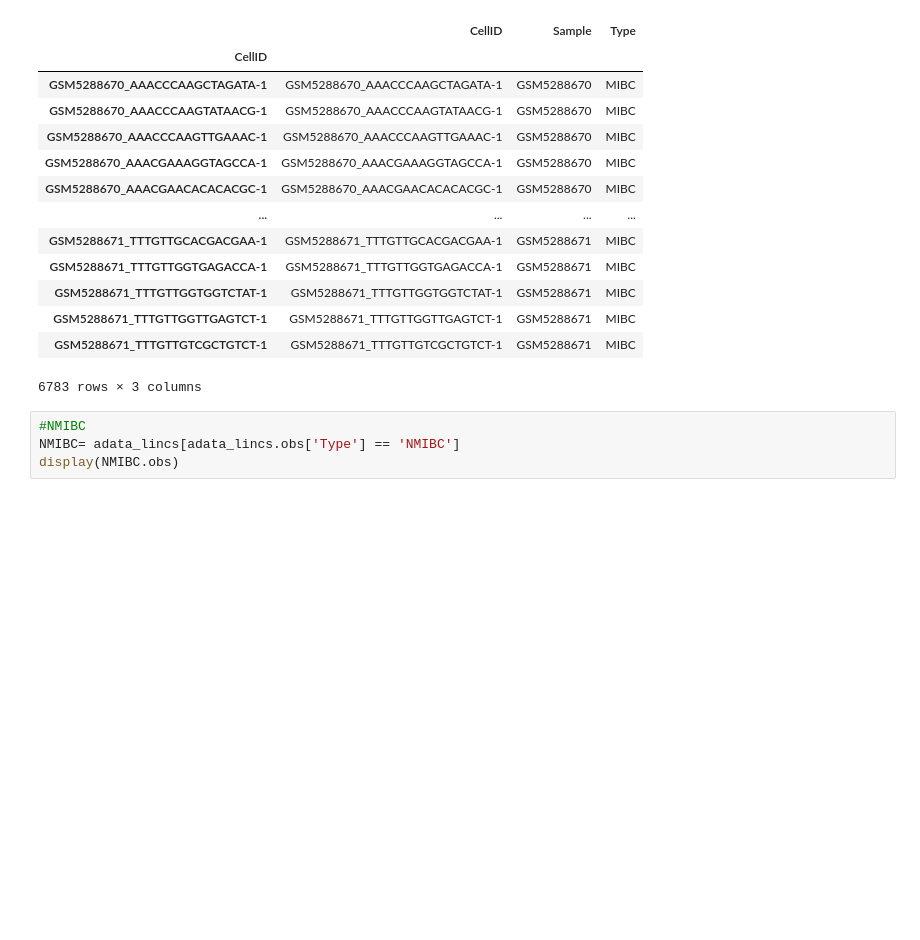
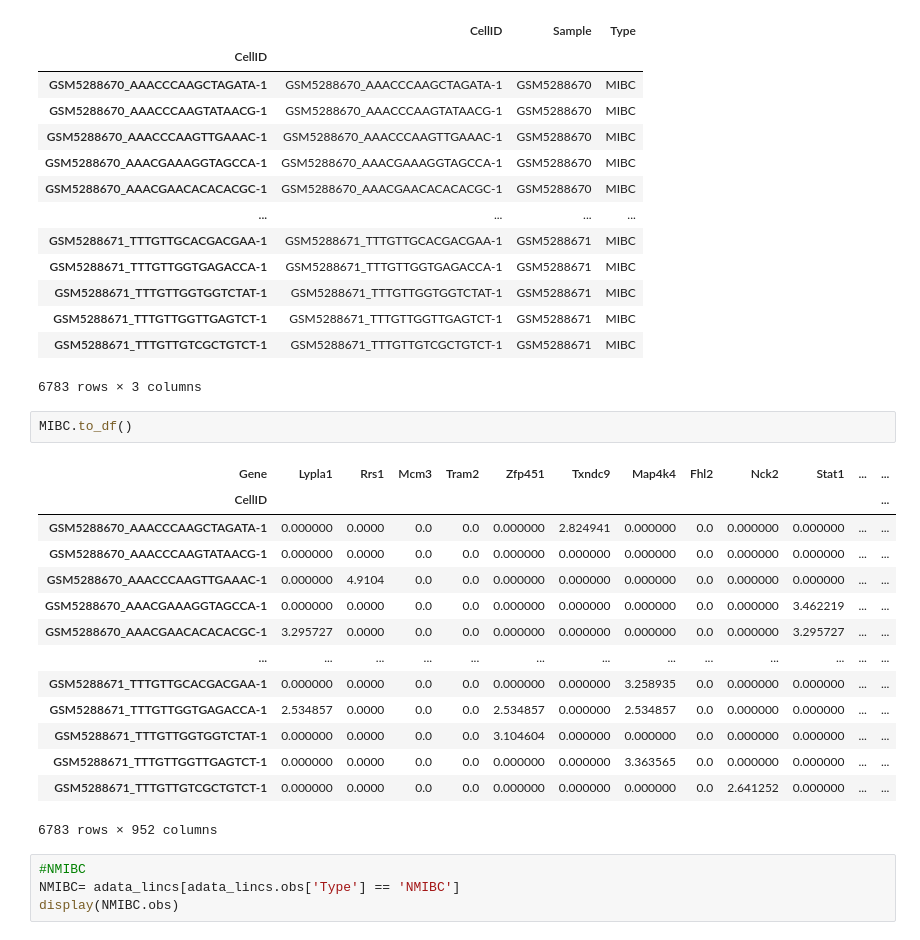
Before and after one commit to jingsday/blca_publication, a Jupyter notebook: blca_publication_Scripts/blca_Scripts_SVM/blca_Scripts_svm_prep.ipynb, the cells around one changed output. Saved outputs shown, nothing was run; the diff lists cells and outputs as text; blank space fills up the shorter version.

```diff
--- a/blca_publication_Scripts/blca_Scripts_SVM/blca_Scripts_svm_prep.ipynb
+++ b/blca_publication_Scripts/blca_Scripts_SVM/blca_Scripts_svm_prep.ipynb
@@ -173,6 +156,23 @@ display(MIBC.obs)
 | GSM5288671_TTTGTTGGTTGAGTCT-1 | GSM5288671_TTTGTTGGTTGAGTCT-1 | GSM5288671 | MIBC |
 | GSM5288671_TTTGTTGTCGCTGTCT-1 | GSM5288671_TTTGTTGTCGCTGTCT-1 | GSM5288671 | MIBC |
 6783 rows × 3 columns
+# %%
+MIBC.to_df()
+# %% [output]
+| Gene | Lypla1 | Rrs1 | Mcm3 | Tram2 | Zfp451 | Txndc9 | Map4k4 | Fhl2 | Nck2 | Stat1 | ... | ... |
+| CellID |  |  |  |  |  |  |  |  |  |  |  | ... |
+| GSM5288670_AAACCCAAGCTAGATA-1 | 0.000000 | 0.0000 | 0.0 | 0.0 | 0.000000 | 2.824941 | 0.000000 | 0.0 | 0.000000 | 0.000000 | ... | ... |
+| GSM5288670_AAACCCAAGTATAACG-1 | 0.000000 | 0.0000 | 0.0 | 0.0 | 0.000000 | 0.000000 | 0.000000 | 0.0 | 0.000000 | 0.000000 | ... | ... |
+| GSM5288670_AAACCCAAGTTGAAAC-1 | 0.000000 | 4.9104 | 0.0 | 0.0 | 0.000000 | 0.000000 | 0.000000 | 0.0 | 0.000000 | 0.000000 | ... | ... |
+| GSM5288670_AAACGAAAGGTAGCCA-1 | 0.000000 | 0.0000 | 0.0 | 0.0 | 0.000000 | 0.000000 | 0.000000 | 0.0 | 0.000000 | 3.462219 | ... | ... |
+| GSM5288670_AAACGAACACACACGC-1 | 3.295727 | 0.0000 | 0.0 | 0.0 | 0.000000 | 0.000000 | 0.000000 | 0.0 | 0.000000 | 3.295727 | ... | ... |
+| ... | ... | ... | ... | ... | ... | ... | ... | ... | ... | ... | ... | ... |
+| GSM5288671_TTTGTTGCACGACGAA-1 | 0.000000 | 0.0000 | 0.0 | 0.0 | 0.000000 | 0.000000 | 3.258935 | 0.0 | 0.000000 | 0.000000 | ... | ... |
+| GSM5288671_TTTGTTGGTGAGACCA-1 | 2.534857 | 0.0000 | 0.0 | 0.0 | 2.534857 | 0.000000 | 2.534857 | 0.0 | 0.000000 | 0.000000 | ... | ... |
+| GSM5288671_TTTGTTGGTGGTCTAT-1 | 0.000000 | 0.0000 | 0.0 | 0.0 | 3.104604 | 0.000000 | 0.000000 | 0.0 | 0.000000 | 0.000000 | ... | ... |
+| GSM5288671_TTTGTTGGTTGAGTCT-1 | 0.000000 | 0.0000 | 0.0 | 0.0 | 0.000000 | 0.000000 | 3.363565 | 0.0 | 0.000000 | 0.000000 | ... | ... |
+| GSM5288671_TTTGTTGTCGCTGTCT-1 | 0.000000 | 0.0000 | 0.0 | 0.0 | 0.000000 | 0.000000 | 0.000000 | 0.0 | 2.641252 | 0.000000 | ... | ... |
+6783 rows × 952 columns
 # %%
 #NMIBC
 NMIBC= adata_lincs[adata_lincs.obs['Type'] == 'NMIBC']
```
Also changed, not shown: parts of 3 cells of this notebook.
